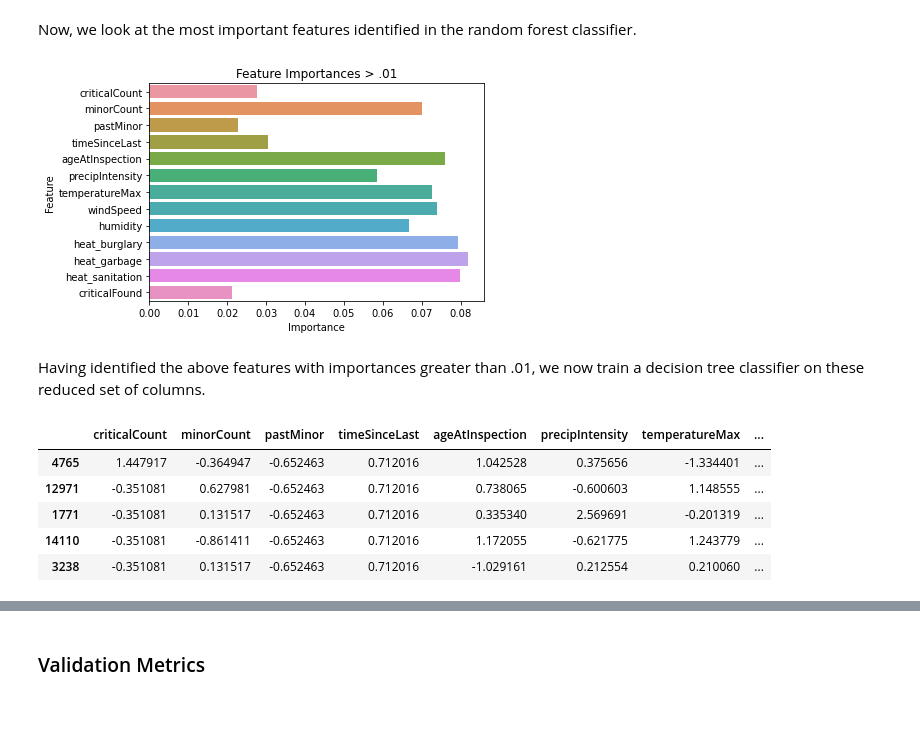
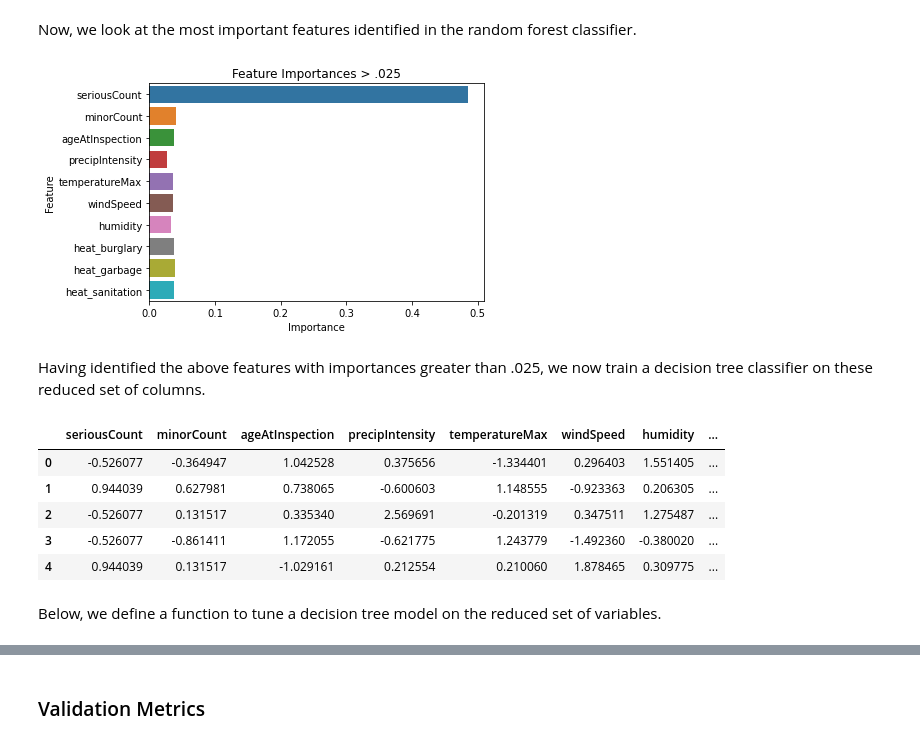
Before and after one commit to sociologyquinn/CSS-Project3-Group1, a Jupyter notebook: Project 3 Students.ipynb, the cells around one changed output, grey strips where cells are left out. Cells and saved outputs as stored; diff of their text form; code cells hidden in the pictures; blank space fills up the shorter version.

Commit message:
finalize RF and reduced DT classifier, created function to tune on over and under samples, add a correlation matrix

```diff
--- a/Project 3 Students.ipynb
+++ b/Project 3 Students.ipynb
@@ -255,7 +255,7 @@ chicago_inspections_2011_to_2013 = chicago_inspections_2011_to_2013.dropna().dro
                                     'Facility_Type','WARD_PRECINCT','Inspection_Type'
 
                                 #Features that are almost perfect predictors of the outcome
-                                     ,'seriousCount'
+                                     #,'seriousCount'
                                     # ,'criticalFound','criticalCount' ,'minorCount'
                                      ],
                                       axis = 1)
@@ -486,7 +502,7 @@ param_grid = {'n_estimators': [1,5,10,50],
 
 rf_classifier = RandomForestClassifier() # define rf
 
-rf_grid = GridSearchCV(rf_classifier,param_grid, cv = 3, n_jobs= -1, verbose = 2) # perform grid search with 3 fold CV
+rf_grid = GridSearchCV(rf_classifier,param_grid, cv = 5, n_jobs= -1, verbose = 2) # perform grid search with 5 fold CV
 rf_grid.fit(X_train, y_train) # fit on grid search
 best_index = np.argmax(rf_grid.cv_results_["mean_test_score"])
 print("The optimal hyperparameters are: ", rf_grid.cv_results_["params"][best_index])
@@ -508,27 +525,34 @@ rf_classifier.fit(X_train, y_train.ravel()) # fit
 feat_importances = pd.concat([pd.DataFrame(X_train.columns),pd.DataFrame(np.transpose(rf_classifier.feature_importances_))], axis = 1)
 feat_importances.columns = ["Feature", "Importance"]
 # %%
-sns.barplot(x = "Importance", y = "Feature", data= feat_importances.loc[feat_importances['Importance'] > .01])
-plt.title('Feature Importances > .01');
+sns.barplot(x = "Importance", y = "Feature", data= feat_importances.loc[feat_importances['Importance'] > .025])
+plt.title('Feature Importances > .025');
 plt.show()
 # %% [output]
-[figure, old version]
+[figure, new version]
 # %% [markdown]
-Having identified the above features with importances greater than .01, we now train a decision tree classifier on these reduced set of columns.
+Having identified the above features with importances greater than .025, we now train a decision tree classifier on these reduced set of columns.
 # %%
-# subset columns to features with importances > .01
-important_features = feat_importances.loc[feat_importances['Importance'] > .01]['Feature']
+# subset columns to features with importances > .025
+important_features = feat_importances.loc[feat_importances['Importance'] > .025]['Feature']
 
 X_reduced = X_train[X_train.columns[X_train.columns.isin(important_features)]] # create new df
+X_reduced_under = X_train_under[X_train_under.columns[X_train_under.columns.isin(important_features)]]
+X_reduced_over = X_train_over[X_train_over.columns[X_train_over.columns.isin(important_features)]]
+X_validate_reduced = X_validate[X_validate.columns[X_validate.columns.isin(important_features)]]
 
 X_reduced.head() # looks good
+X_reduced_under.head() # undersample looks good
+X_reduced_over.head() # oversample looks good
 # %% [output]
-|  | criticalCount | minorCount | pastMinor | timeSinceLast | ageAtInspection | precipIntensity | temperatureMax | ... |
-| 4765 | 1.447917 | -0.364947 | -0.652463 | 0.712016 | 1.042528 | 0.375656 | -1.334401 | ... |
-| 12971 | -0.351081 | 0.627981 | -0.652463 | 0.712016 | 0.738065 | -0.600603 | 1.148555 | ... |
-| 1771 | -0.351081 | 0.131517 | -0.652463 | 0.712016 | 0.335340 | 2.569691 | -0.201319 | ... |
-| 14110 | -0.351081 | -0.861411 | -0.652463 | 0.712016 | 1.172055 | -0.621775 | 1.243779 | ... |
-| 3238 | -0.351081 | 0.131517 | -0.652463 | 0.712016 | -1.029161 | 0.212554 | 0.210060 | ... |
+|  | seriousCount | minorCount | ageAtInspection | precipIntensity | temperatureMax | windSpeed | humidity | ... |
+| 0 | -0.526077 | -0.364947 | 1.042528 | 0.375656 | -1.334401 | 0.296403 | 1.551405 | ... |
+| 1 | 0.944039 | 0.627981 | 0.738065 | -0.600603 | 1.148555 | -0.923363 | 0.206305 | ... |
+| 2 | -0.526077 | 0.131517 | 0.335340 | 2.569691 | -0.201319 | 0.347511 | 1.275487 | ... |
+| 3 | -0.526077 | -0.861411 | 1.172055 | -0.621775 | 1.243779 | -1.492360 | -0.380020 | ... |
+| 4 | 0.944039 | 0.131517 | -1.029161 | 0.212554 | 0.210060 | 1.878465 | 0.309775 | ... |
+# %% [markdown]
+Below, we define a function to tune a decision tree model on the reduced set of variables.
 # %%
 # Create the decision tree classifier grid
 param_grid = {'criterion': ['gini', 'entropy'],
```
Also changed, not shown: parts of 25 cells of this notebook.
